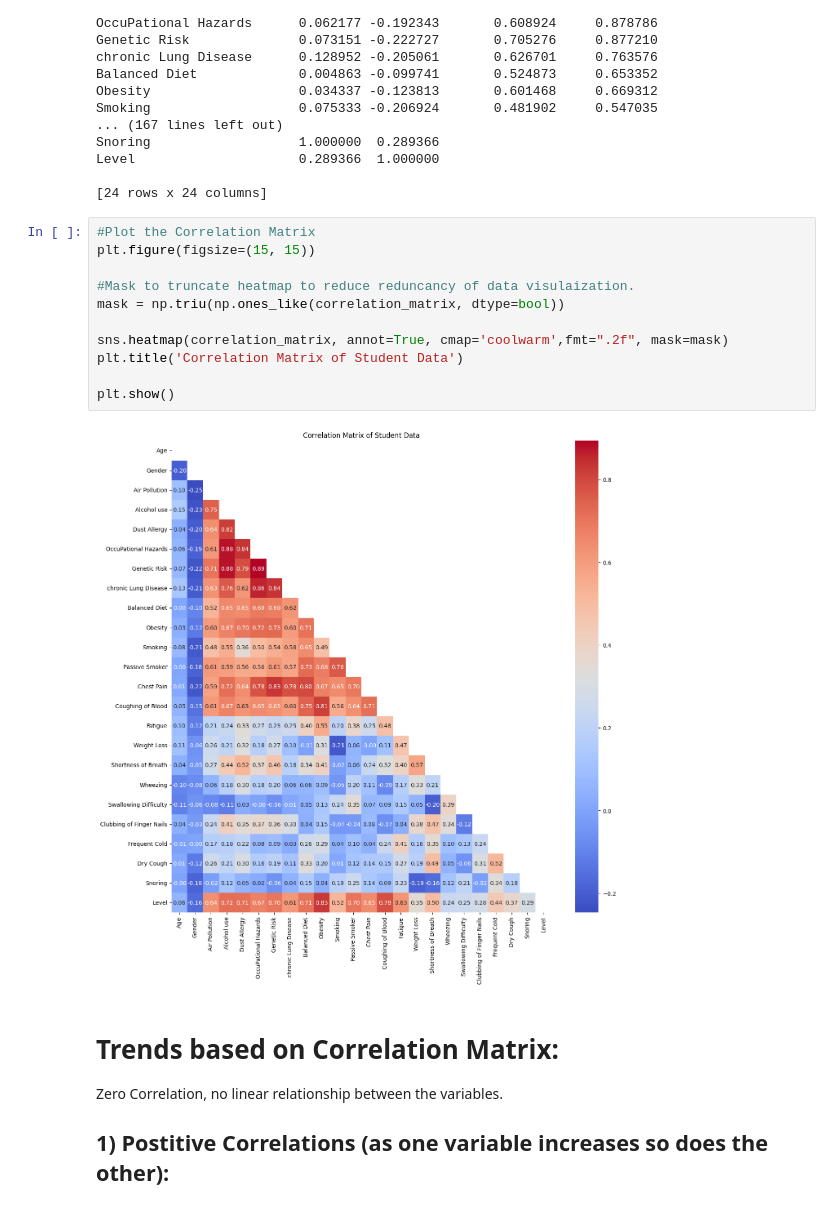
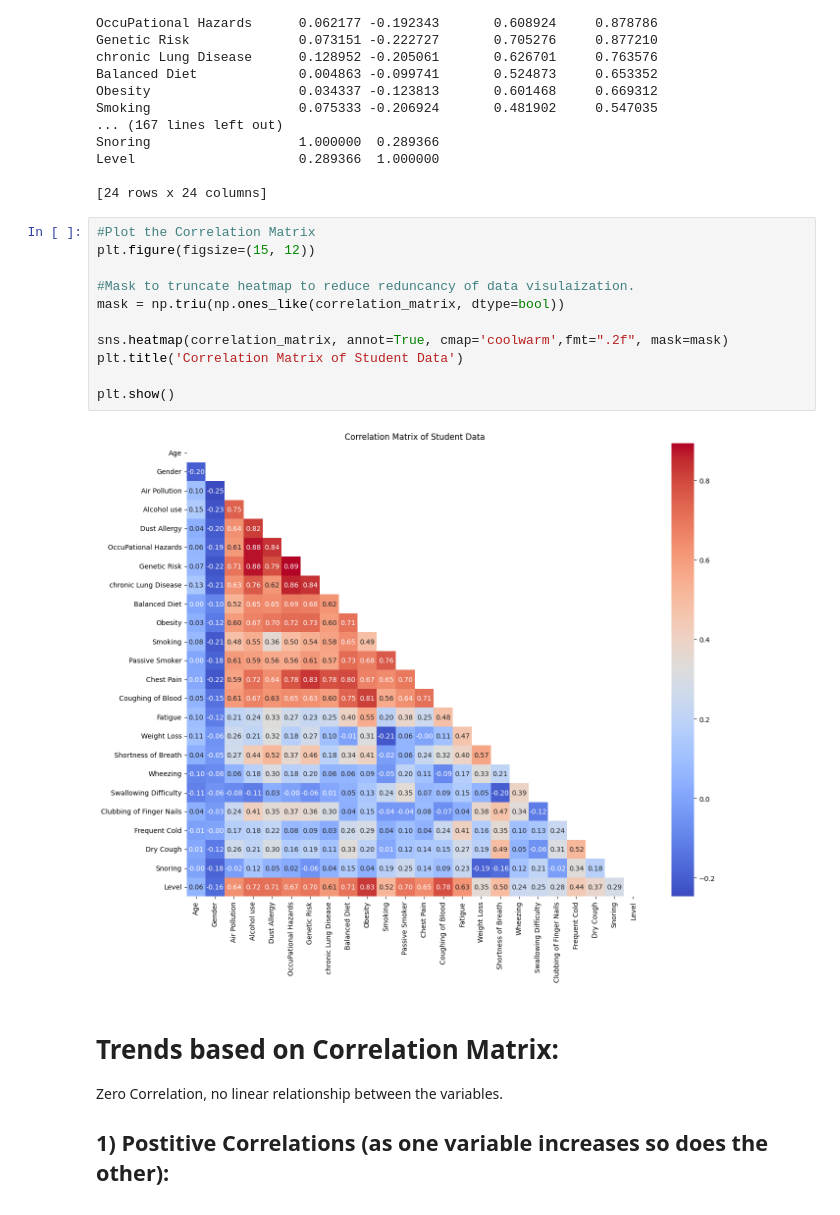
Before and after one commit to Xninety-nine/Springboard, a Jupyter notebook: LungCancer_Risk.ipynb, the cells around one changed output. Drawn from its saved outputs; the diff is of its cells as text.

```diff
--- a/LungCancer_Risk.ipynb
+++ b/LungCancer_Risk.ipynb
@@ -687,17 +789,17 @@ Level                     0.289366  1.000000
 [24 rows x 24 columns]
 # %%
 #Plot the Correlation Matrix
-plt.figure(figsize=(15, 15))
+plt.figure(figsize=(15, 12))
 
 #Mask to truncate heatmap to reduce reduncancy of data visulaization.
 mask = np.triu(np.ones_like(correlation_matrix, dtype=bool))
 
 sns.heatmap(correlation_matrix, annot=True, cmap='coolwarm',fmt=".2f", mask=mask)
 plt.title('Correlation Matrix of Student Data')
 
 plt.show()
 # %% [output]
-[figure, old version]
+[figure, new version]
 # %% [markdown]
 # Trends based on Correlation Matrix:
 
```
Also changed, not shown: parts of 94 cells of this notebook, 2 other files.
